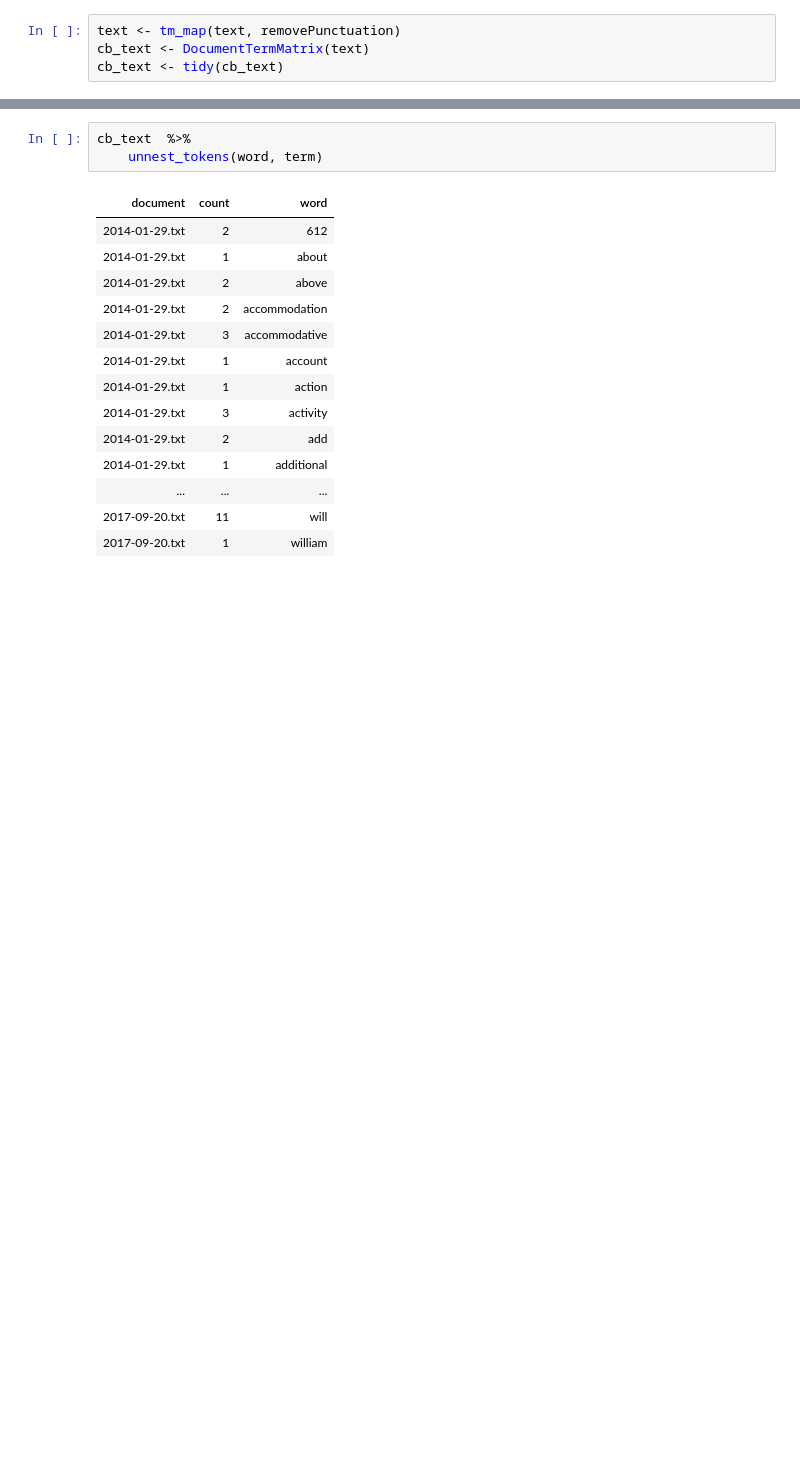
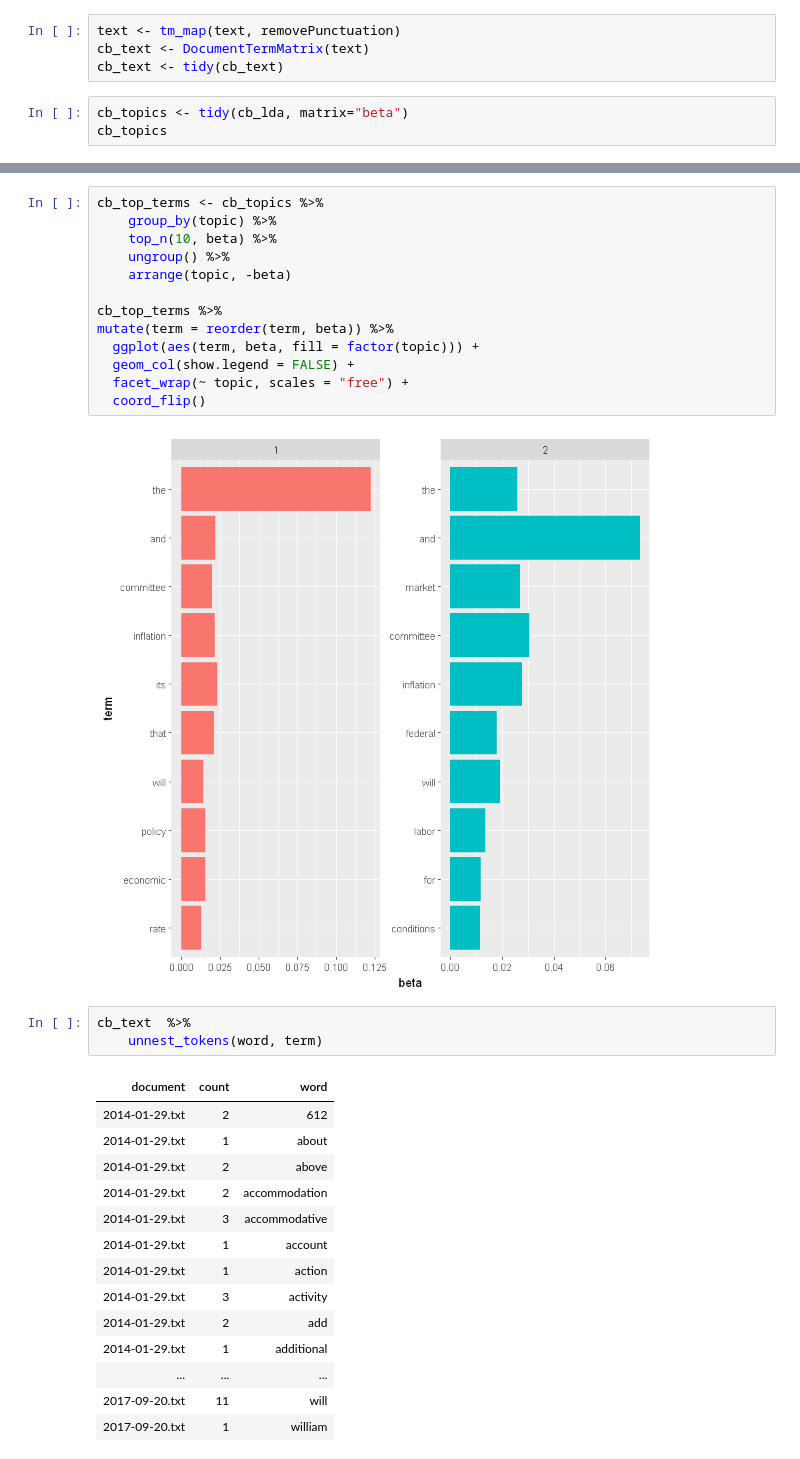
Before and after one commit to lachlandeer/central-bank-nlp, a Jupyter notebook: Tidy Text.ipynb, the cells around one changed output, grey strips where cells are left out. Cells and saved outputs as stored; diff of their text form; blank space fills up the shorter version.

```diff
--- a/Tidy Text.ipynb
+++ b/Tidy Text.ipynb
@@ -46,3 +55,6 @@ text <- VCorpus(DirSource(cname))
 text <- tm_map(text, removePunctuation)
 cb_text <- DocumentTermMatrix(text)
 cb_text <- tidy(cb_text)
+# %%
+cb_topics <- tidy(cb_lda, matrix="beta")
+cb_topics
@@ -49,3 +79,18 @@ cb_text <- tidy(cb_text)
+# %%
+cb_top_terms <- cb_topics %>%
+    group_by(topic) %>%
+    top_n(10, beta) %>%
+    ungroup() %>%
+    arrange(topic, -beta)
+
+cb_top_terms %>%
+mutate(term = reorder(term, beta)) %>%
+  ggplot(aes(term, beta, fill = factor(topic))) +
+  geom_col(show.legend = FALSE) +
+  facet_wrap(~ topic, scales = "free") +
+  coord_flip()
+# %% [output]
+[figure, added]
 # %%
 cb_text  %>%
     unnest_tokens(word, term)
```
Also changed, not shown: parts of 19 cells of this notebook, 7 other files.
